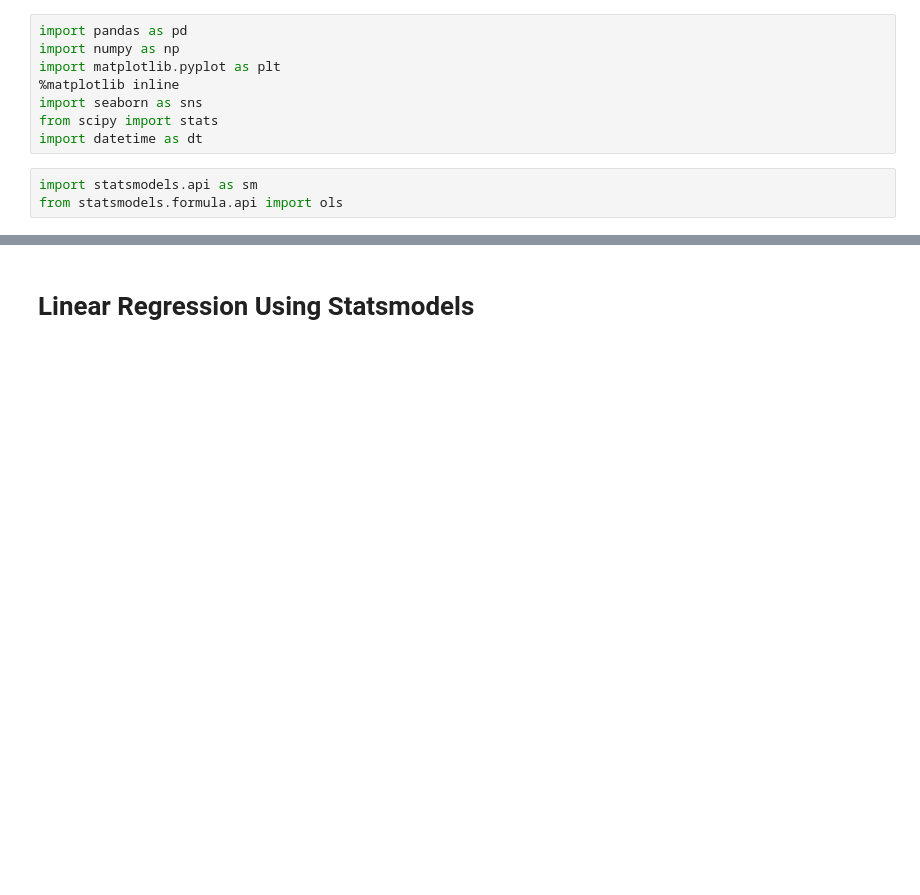
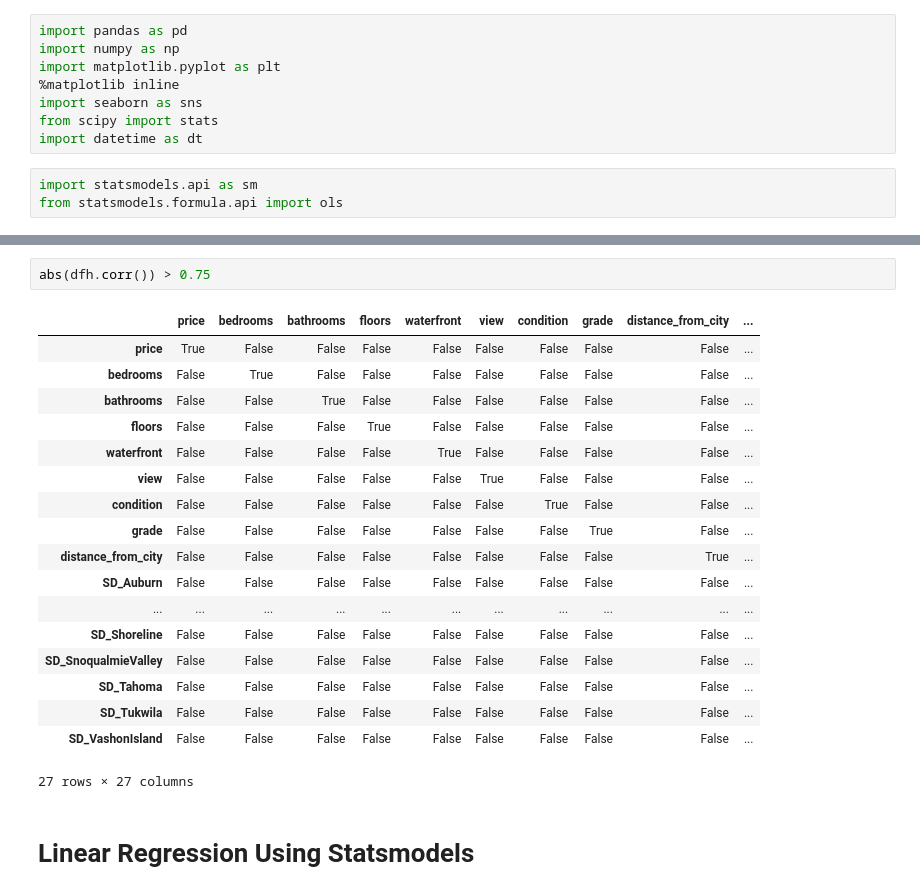
Before and after one commit to joshblumer/dsc-mod-2-project-v2-1-online-ds-sp-000, a Jupyter notebook: Modeling.ipynb, the cells around one changed output, grey strips where cells are left out. Cells and saved outputs as stored; diff of their text form; blank space fills up the shorter version.

```diff
--- a/Modeling.ipynb
+++ b/Modeling.ipynb
@@ -19,3 +48,24 @@ dfh.head()
+# %%
+abs(dfh.corr()) > 0.75
+# %% [output]
+|  | price | bedrooms | bathrooms | floors | waterfront | view | condition | grade | distance_from_city | ... |
+| price | True | False | False | False | False | False | False | False | False | ... |
+| bedrooms | False | True | False | False | False | False | False | False | False | ... |
+| bathrooms | False | False | True | False | False | False | False | False | False | ... |
+| floors | False | False | False | True | False | False | False | False | False | ... |
+| waterfront | False | False | False | False | True | False | False | False | False | ... |
+| view | False | False | False | False | False | True | False | False | False | ... |
+| condition | False | False | False | False | False | False | True | False | False | ... |
+| grade | False | False | False | False | False | False | False | True | False | ... |
+| distance_from_city | False | False | False | False | False | False | False | False | True | ... |
+| SD_Auburn | False | False | False | False | False | False | False | False | False | ... |
+| ... | ... | ... | ... | ... | ... | ... | ... | ... | ... | ... |
+| SD_Shoreline | False | False | False | False | False | False | False | False | False | ... |
+| SD_SnoqualmieValley | False | False | False | False | False | False | False | False | False | ... |
+| SD_Tahoma | False | False | False | False | False | False | False | False | False | ... |
+| SD_Tukwila | False | False | False | False | False | False | False | False | False | ... |
+| SD_VashonIsland | False | False | False | False | False | False | False | False | False | ... |
+27 rows × 27 columns
 # %% [markdown]
 # Linear Regression Using Statsmodels
 # %%
```
Also changed, not shown: parts of 17 cells of this notebook, 6 other files.
